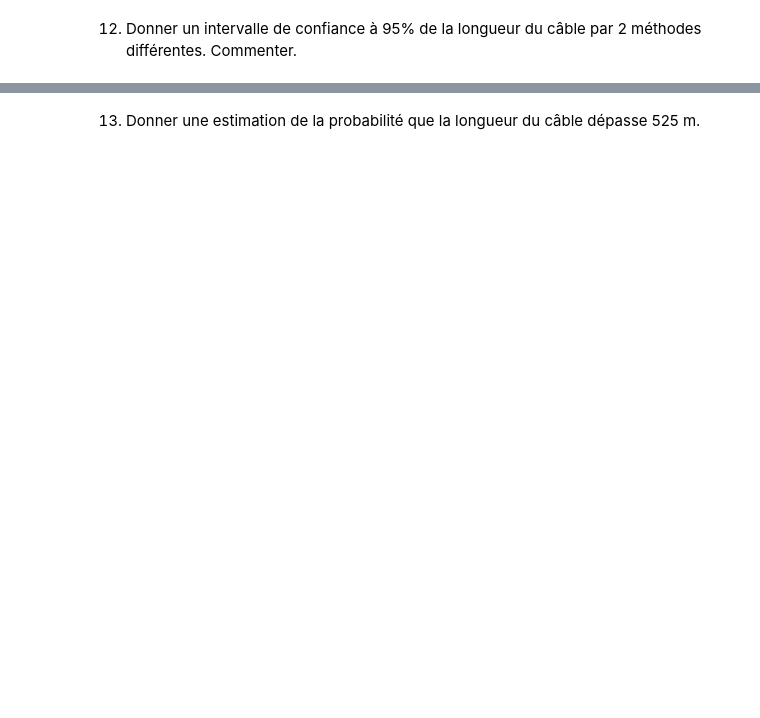
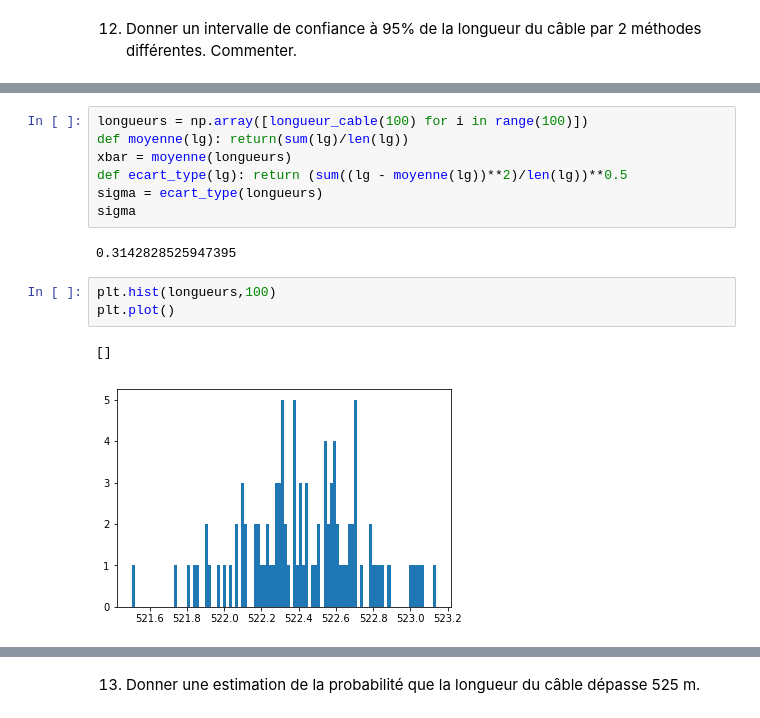
Before and after one commit to MaudRouxSalembien/Probabilites, a Jupyter notebook: Projet numérique de Probabilités.ipynb, the cells around one changed output, grey strips where cells are left out. Saved outputs shown, nothing was run; the diff lists cells and outputs as text; blank space fills up the shorter version.

```diff
--- a/Projet numérique de Probabilités.ipynb
+++ b/Projet numérique de Probabilités.ipynb
@@ -301,0 +309,15 @@ plt.show()
+# %%
+longueurs = np.array([longueur_cable(100) for i in range(100)])
+def moyenne(lg): return(sum(lg)/len(lg))
+xbar = moyenne(longueurs)
+def ecart_type(lg): return (sum((lg - moyenne(lg))**2)/len(lg))**0.5
+sigma = ecart_type(longueurs)
+sigma
+# %% [output]
+0.3142828525947395
+# %%
+plt.hist(longueurs,100)
+plt.plot()
+# %% [output]
+[]
+[figure, added]
```
Also changed, not shown: parts of 19 cells of this notebook.
